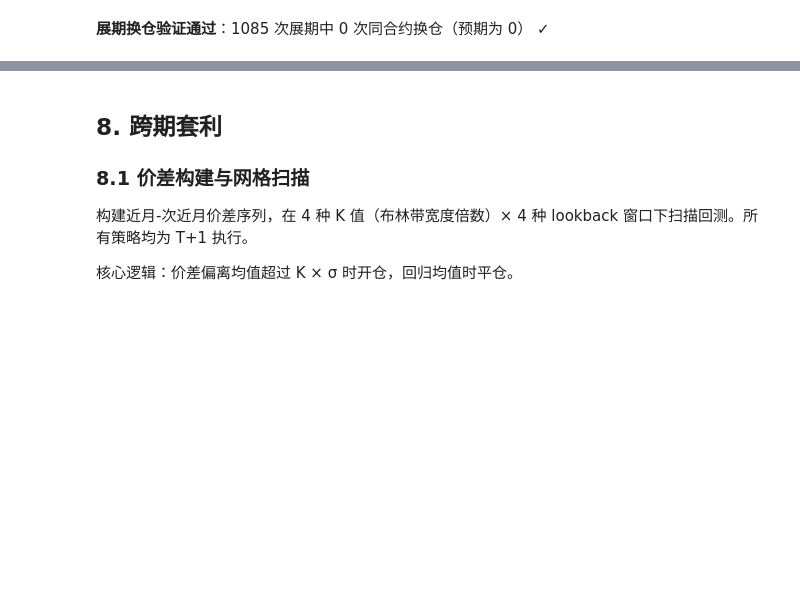
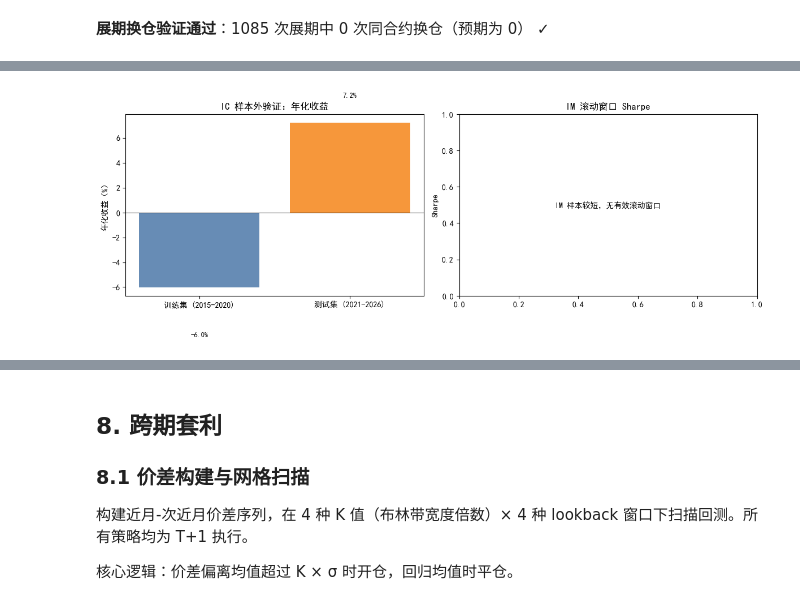
Before and after one commit to epiphany24262/stock_index_future, a Jupyter notebook: notebooks/股指期货套利策略研究.ipynb, the cells around one changed output, grey strips where cells are left out. Saved outputs shown, nothing was run; the diff lists cells and outputs as text; code cells hidden in the pictures; blank space fills up the shorter version.

```diff
--- a/notebooks/股指期货套利策略研究.ipynb
+++ b/notebooks/股指期货套利策略研究.ipynb
@@ -1478,0 +1499,85 @@ display(Markdown(f"**展期换仓验证通过**：{total_rolls} 次展期中 {to
+# %%
+def metric_value(m, display_key, raw_key, scale=1.0, default=np.nan):
+    if display_key in m:
+        return m[display_key]
+    if raw_key in m:
+        return m[raw_key] * scale
+    return default
+
+# ── IC: Train/Test Split ──
+ic_mask_train = (ic_main.index >= '2015-04-16') & (ic_main.index <= '2020-12-31')
+ic_mask_test = (ic_main.index >= '2021-01-01') & (ic_main.index <= '2026-03-02')
+
+ic_train = backtest_carry(ic_main[ic_mask_train], basis_threshold=None, roll_days_before_expiry=1)
+ic_test = backtest_carry(ic_main[ic_mask_test], basis_threshold=None, roll_days_before_expiry=1)
+
+m_train = all_metrics(ic_train['daily_ret'], ic_train['nav'])
+m_test = all_metrics(ic_test['daily_ret'], ic_test['nav'])
+
+oos_ic_df = pd.DataFrame([
+    {'数据集': '训练集 (2015-2020)', '年化收益%': metric_value(m_train, 'Ann_Ret_%', 'ann_ret', 100), '年化波动%': metric_value(m_train, 'Ann_Vol_%', 'ann_vol', 100),
+     'Sharpe': metric_value(m_train, 'Sharpe', 'sharpe'), '最大回撤%': metric_value(m_train, 'MaxDD_%', 'max_dd', 100), '胜率%': metric_value(m_train, 'Win_%', 'win_rate', 100), 'VaR95%': metric_value(m_train, 'VaR95_%', 'var_95', 100)},
+    {'数据集': '测试集 (2021-2026)', '年化收益%': metric_value(m_test, 'Ann_Ret_%', 'ann_ret', 100), '年化波动%': metric_value(m_test, 'Ann_Vol_%', 'ann_vol', 100),
+     'Sharpe': metric_value(m_test, 'Sharpe', 'sharpe'), '最大回撤%': metric_value(m_test, 'MaxDD_%', 'max_dd', 100), '胜率%': metric_value(m_test, 'Win_%', 'win_rate', 100), 'VaR95%': metric_value(m_test, 'VaR95_%', 'var_95', 100)},
+])
+display(Markdown('### IC 样本外验证'))
+display(oos_ic_df.style.format({'年化收益%':'{:.2f}', '年化波动%':'{:.2f}', 'Sharpe':'{:.2f}', '最大回撤%':'{:.2f}', '胜率%':'{:.1f}', 'VaR95%':'{:.2f}'}))
+
+# ── IM: Rolling 1-Year Windows ──
+im_dates = sorted(im_main.index)
+im_rolling = []
+for start in range(0, max(1, len(im_dates) - 242), 126):
+    end = min(start + 242, len(im_dates) - 1)
+    sd, ed = im_dates[start], im_dates[end]
+    subset = im_main[(im_main.index >= sd) & (im_main.index <= ed)]
+    if len(subset) < 30:
+        continue
+    result = backtest_carry(subset, basis_threshold=None, roll_days_before_expiry=1)
+    if result and len(result['nav']) > 2:
+        m = all_metrics(result['daily_ret'], result['nav'])
+        if m and 'Ann_Ret_%' in m:
+            im_rolling.append({
+                '窗口': f'{str(sd)[:7]}->{str(ed)[:7]}',
+                '年化收益%': metric_value(m, 'Ann_Ret_%', 'ann_ret', 100),
+                'Sharpe': metric_value(m, 'Sharpe', 'sharpe'),
+                '最大回撤%': metric_value(m, 'MaxDD_%', 'max_dd', 100),
+            })
+
+im_roll_df = pd.DataFrame(im_rolling)
+if not im_roll_df.empty:
+    display(Markdown('### IM 滚动窗口验证'))
+    display(im_roll_df.style.format({'年化收益%':'{:.2f}', 'Sharpe':'{:.2f}', '最大回撤%':'{:.2f}'}))
+    im_sharpe_min = float(im_roll_df['Sharpe'].min())
+    im_sharpe_max = float(im_roll_df['Sharpe'].max())
+else:
+    im_sharpe_min, im_sharpe_max = 0.0, 0.0
+
+oos_summary_df = pd.DataFrame([
+    {'检查项': 'IC 样本外相对训练期', '结果': '改善' if metric_value(m_test, 'Ann_Ret_%', 'ann_ret', 100) > metric_value(m_train, 'Ann_Ret_%', 'ann_ret', 100) else '减弱'},
+    {'检查项': 'IM 滚动窗口 Sharpe 范围', '结果': f'{im_sharpe_min:.2f} ~ {im_sharpe_max:.2f}'},
+])
+display(oos_summary_df)
+
+# ── Visualization ──
+fig, axes = plt.subplots(1, 2, figsize=(12, 4.8))
+axes[0].bar(oos_ic_df['数据集'], oos_ic_df['年化收益%'], color=['#4C78A8', '#F58518'], alpha=0.85)
+axes[0].axhline(0, color='black', lw=0.7)
+axes[0].set_title('IC 样本外验证：年化收益')
+axes[0].set_ylabel('年化收益（%）')
+for i, v in enumerate(oos_ic_df['年化收益%']):
+    axes[0].text(i, v + (2 if v >= 0 else -4), f'{v:.1f}%', ha='center', fontsize=9)
+
+if not im_roll_df.empty:
+    axes[1].plot(im_roll_df['窗口'], im_roll_df['Sharpe'], marker='o', color='#54A24B')
+    axes[1].axhline(0, color='black', lw=0.7)
+    axes[1].set_xticklabels(im_roll_df['窗口'], rotation=35, ha='right', fontsize=8)
+else:
+    axes[1].text(0.5, 0.5, 'IM 样本较短，无有效滚动窗口', ha='center', va='center')
+axes[1].set_title('IM 滚动窗口 Sharpe')
+axes[1].set_ylabel('Sharpe')
+plt.tight_layout()
+oos_path = Path('output/figures/fig_oos_validation.png')
+fig.savefig(oos_path, dpi=150, bbox_inches='tight')
+plt.show()
+figure_paths.append(oos_path)
+# %% [output]
@@ -1478,0 +1591 @@ display(Markdown(f"**展期换仓验证通过**：{total_rolls} 次展期中 {to
+[figure, added]
```
Also changed, not shown: parts of 20 cells of this notebook, 7 other files.
